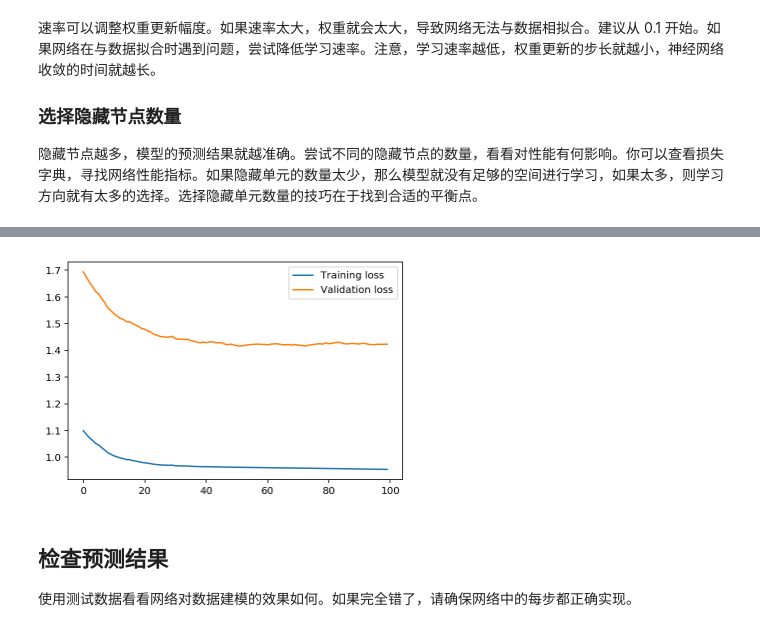
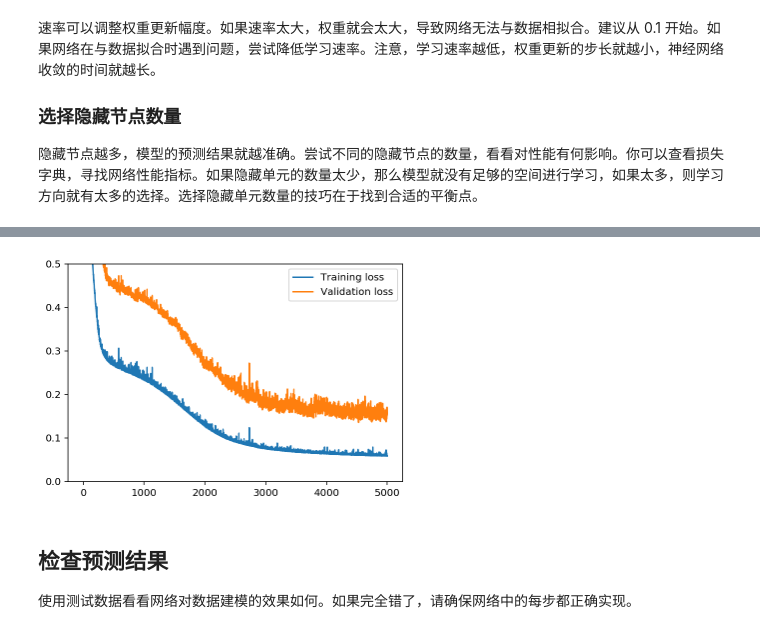
Before and after one commit to semicoder/first_neural_network, a Jupyter notebook: Your_first_neural_network.ipynb, the cells around one changed output, grey strips where cells are left out. Cells and saved outputs as stored; diff of their text form; code cells hidden in the pictures.

```diff
--- a/Your_first_neural_network.ipynb
+++ b/Your_first_neural_network.ipynb
@@ -306,9 +306,9 @@ OK
 import sys
 
 ### Set the hyperparameters here ###
-iterations = 100
-learning_rate = 0.1
-hidden_nodes = 2
+iterations = 5000
+learning_rate = 0.5
+hidden_nodes = 25
 output_nodes = 1
 
 N_i = train_features.shape[1]
@@ -345,10 +337,10 @@ Progress: 99.0% ... Training loss: 0.954 ... Validation loss: 1.423
 # %%
 plt.plot(losses['train'], label='Training loss')
 plt.plot(losses['validation'], label='Validation loss')
 plt.legend()
-_ = plt.ylim()
+_ = plt.ylim(ymax=0.5,ymin=0)
 # %% [output]
-[figure, old version]
+[figure, new version]
 # %% [markdown]
 ## 检查预测结果
 
```
Also changed, not shown: parts of 4 cells of this notebook, 1 other file.
